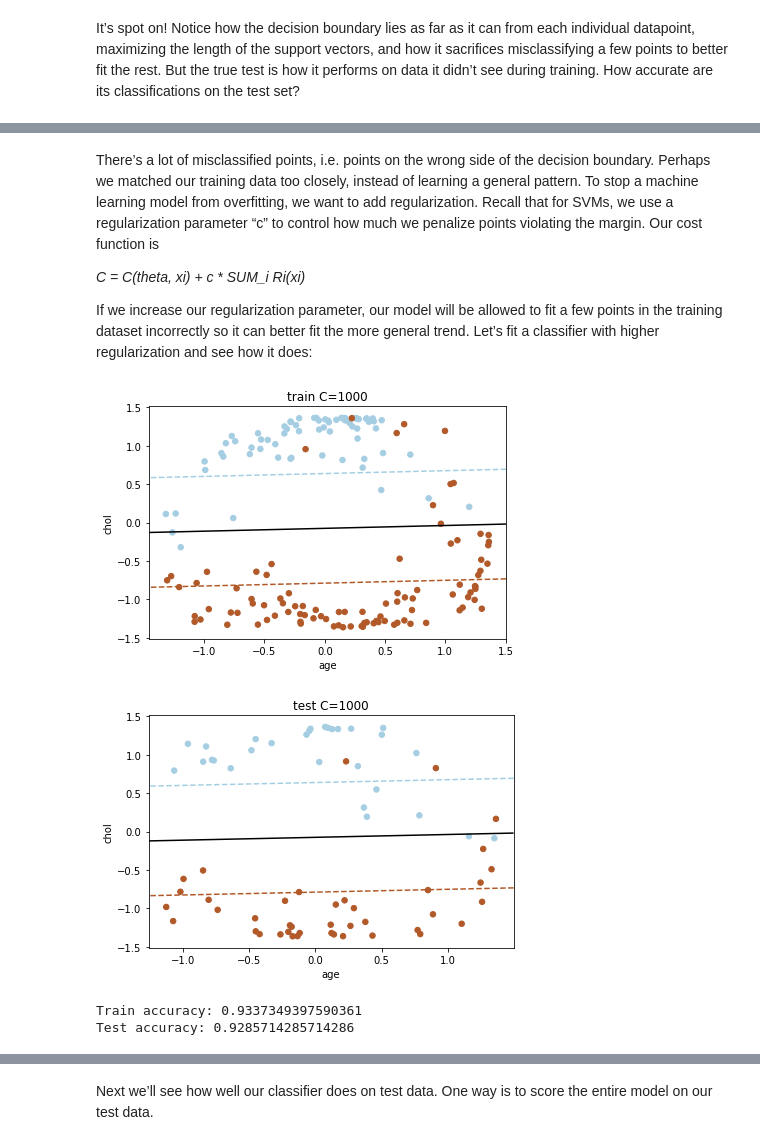
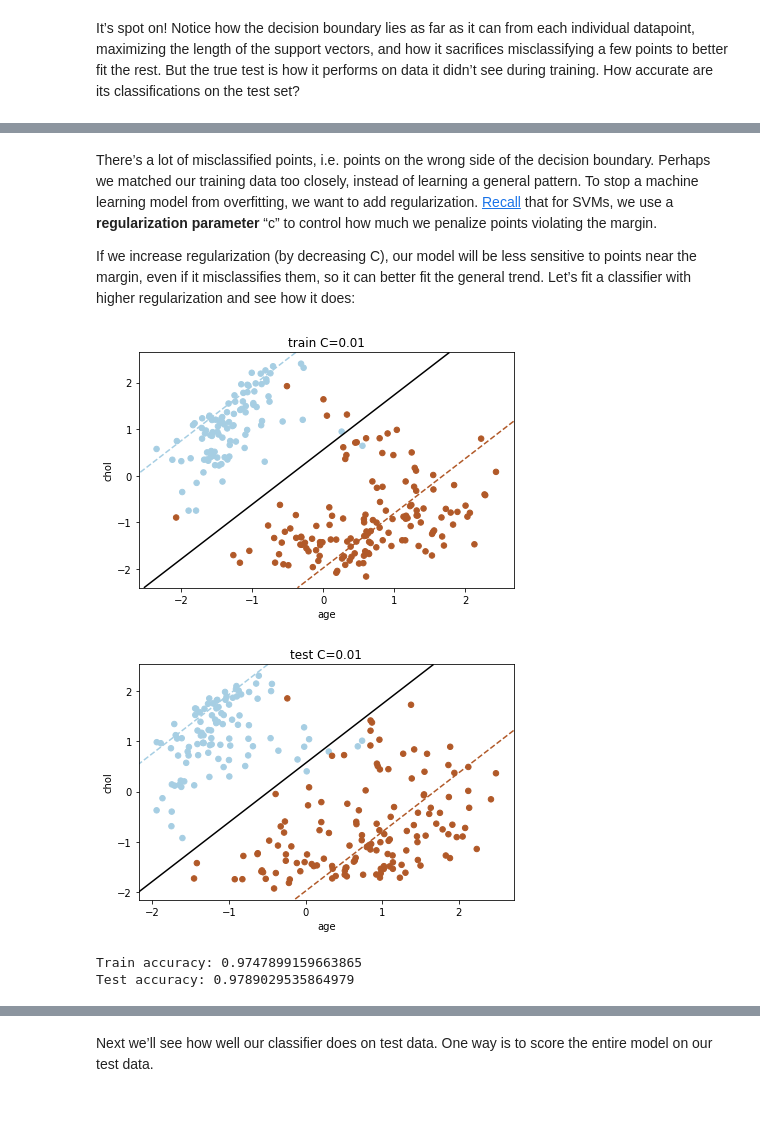
Before and after one commit to SevioStanton/blog-resources, a Jupyter notebook: ProgrammingClassifiers/ProgrammingClassifiers.ipynb, the cells around one changed output, grey strips where cells are left out. Cells and saved outputs as stored; diff of their text form; code cells hidden in the pictures; blank space fills up the shorter version.

Commit message:
updated programming classifiers notebook, full version

```diff
--- a/ProgrammingClassifiers/ProgrammingClassifiers.ipynb
+++ b/ProgrammingClassifiers/ProgrammingClassifiers.ipynb
@@ -58,6 +57,6 @@ For visualizations, we will also use a randomly generated 2-dimensional dataset
 # %%
 rand_data = utils.generate_random_data()
-r_train_X, r_train_Y, r_test_X, r_test_Y = split_test_train(rand_data, 0.3)
+r_train_X, r_train_Y, r_test_X, r_test_Y = split_test_train(rand_data, 0.5)
 # %% [markdown]
 ## SVMs
 # %% [markdown]
@@ -65,8 +64,7 @@ The first algorithm we’ll use to classify this data is a support vector machin
 
 Let’s use sklearn to construct and train an SVM classifier.
 # %%
-np.random.seed(1)
-clf = svm.LinearSVC()
+clf = sklearn.svm.LinearSVC()
 clf.fit(r_train_X, r_train_Y)
 # %% [output]
 LinearSVC(C=1.0, class_weight=None, dual=True, fit_intercept=True,
@@ -94,22 +92,19 @@ Test accuracy: 0.9
 # %% [markdown]
-There’s a lot of misclassified points, i.e. points on the wrong side of the decision boundary. Perhaps we matched our training data too closely, instead of learning a general pattern. To stop a machine learning model from overfitting, we want to add regularization. Recall that for SVMs, we use a regularization parameter “c” to control how much we penalize points violating the margin. Our cost function is
+There’s a lot of misclassified points, i.e. points on the wrong side of the decision boundary. Perhaps we matched our training data too closely, instead of learning a general pattern. To stop a machine learning model from overfitting, we want to add regularization. [Recall](https://medium.com/@ml.at.berkeley/machine-learning-crash-course-part-2-3046b4a7f943) that for SVMs, we use a **regularization parameter** “c” to control how much we penalize points violating the margin.
 
-_C = C(theta, xi) + c * SUM_i Ri(xi)_
-
-If we increase our regularization parameter, our model will be allowed to fit a few points in the training dataset incorrectly so it can better fit the more general trend. Let’s fit a classifier with higher regularization and see how it does:
+If we increase regularization (by decreasing C), our model will be less sensitive to points near the margin, even if it misclassifies them, so it can better fit the general trend. Let’s fit a classifier with higher regularization and see how it does:
 # %%
-np.random.seed(1)
-c = 1000
-clf = svm.LinearSVC(C=c)
+c = 0.01
+clf = sklearn.svm.LinearSVC(C=c)
 clf.fit(r_train_X, r_train_Y)
 
-utils.plot_decision_boundary(clf, r_train_X, r_train_Y, title="train C={}".format(c))
-utils.plot_decision_boundary(clf, r_test_X, r_test_Y, title="test C={}".format(c))
+utils.plot_SVM(clf, r_train_X, r_train_Y, title="train C={}".format(c))
+utils.plot_SVM(clf, r_test_X, r_test_Y, title="test C={}".format(c))
 print("Train accuracy:", clf.score(r_train_X, r_train_Y))
 print("Test accuracy:", clf.score(r_test_X, r_test_Y))
 # %% [output]
-[figure, old version]
+[figure, new version]
-[figure, old version]
+[figure, new version]
-Train accuracy: 0.9337349397590361
-Test accuracy: 0.9285714285714286
+Train accuracy: 0.9747899159663865
+Test accuracy: 0.9789029535864979
 # %% [markdown]
```
Also changed, not shown: parts of 38 cells of this notebook, 2 other files.
